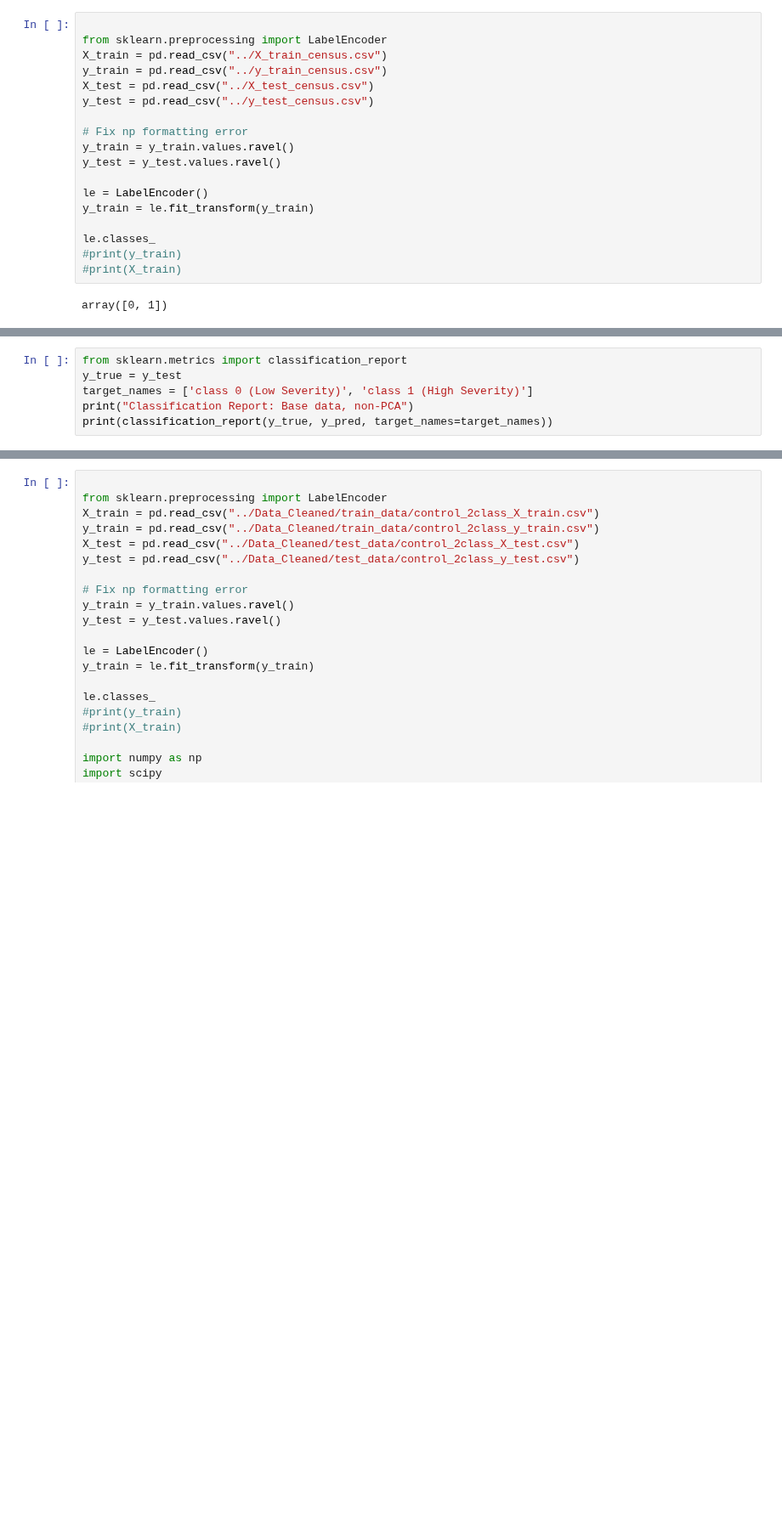
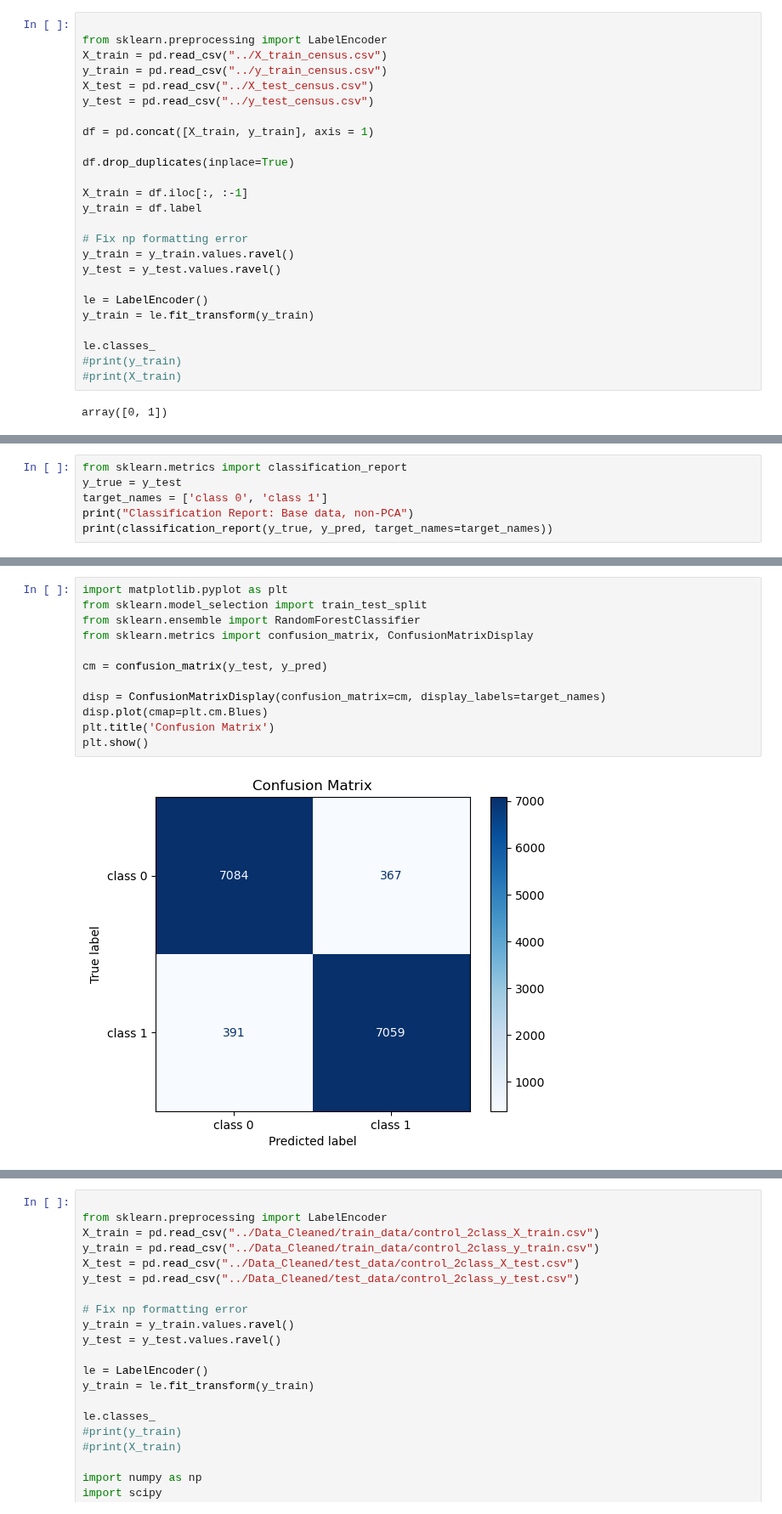
Before and after one commit to fenrirbatdorf/Accident_Data_Preprocessing, a Jupyter notebook: Notebooks/PCA_Pipeline_Control.ipynb, the cells around one changed output, grey strips where cells are left out. Shown at 85% size. Cells and saved outputs as stored; diff of their text form; blank space fills up the shorter version.

```diff
--- a/Notebooks/PCA_Pipeline_Control.ipynb
+++ b/Notebooks/PCA_Pipeline_Control.ipynb
@@ -10,6 +10,13 @@ X_train = pd.read_csv("../X_train_census.csv")
 y_train = pd.read_csv("../y_train_census.csv")
 X_test = pd.read_csv("../X_test_census.csv")
 y_test = pd.read_csv("../y_test_census.csv")
+
+df = pd.concat([X_train, y_train], axis = 1)
+
+df.drop_duplicates(inplace=True)
+
+X_train = df.iloc[:, :-1]
+y_train = df.label
 
 # Fix np formatting error
 y_train = y_train.values.ravel()
@@ -65,7 +89,7 @@ Best accuracy and model C: Base data, non-PCA
 # %%
 from sklearn.metrics import classification_report
 y_true = y_test
-target_names = ['class 0 (Low Severity)', 'class 1 (High Severity)']
+target_names = ['class 0', 'class 1']
 print("Classification Report: Base data, non-PCA")
 print(classification_report(y_true, y_pred, target_names=target_names))
 # %% [output]
@@ -81 +105,15 @@ class 1 (High Severity)       0.94      0.96      0.95      7450
+# %%
+import matplotlib.pyplot as plt
+from sklearn.model_selection import train_test_split
+from sklearn.ensemble import RandomForestClassifier
+from sklearn.metrics import confusion_matrix, ConfusionMatrixDisplay
+
+cm = confusion_matrix(y_test, y_pred)
+
+disp = ConfusionMatrixDisplay(confusion_matrix=cm, display_labels=target_names)
+disp.plot(cmap=plt.cm.Blues)
+plt.title('Confusion Matrix')
+plt.show()
+# %% [output]
+[figure, added]
 # %%
```
Also changed, not shown: parts of 6 cells of this notebook, 1 other file.
